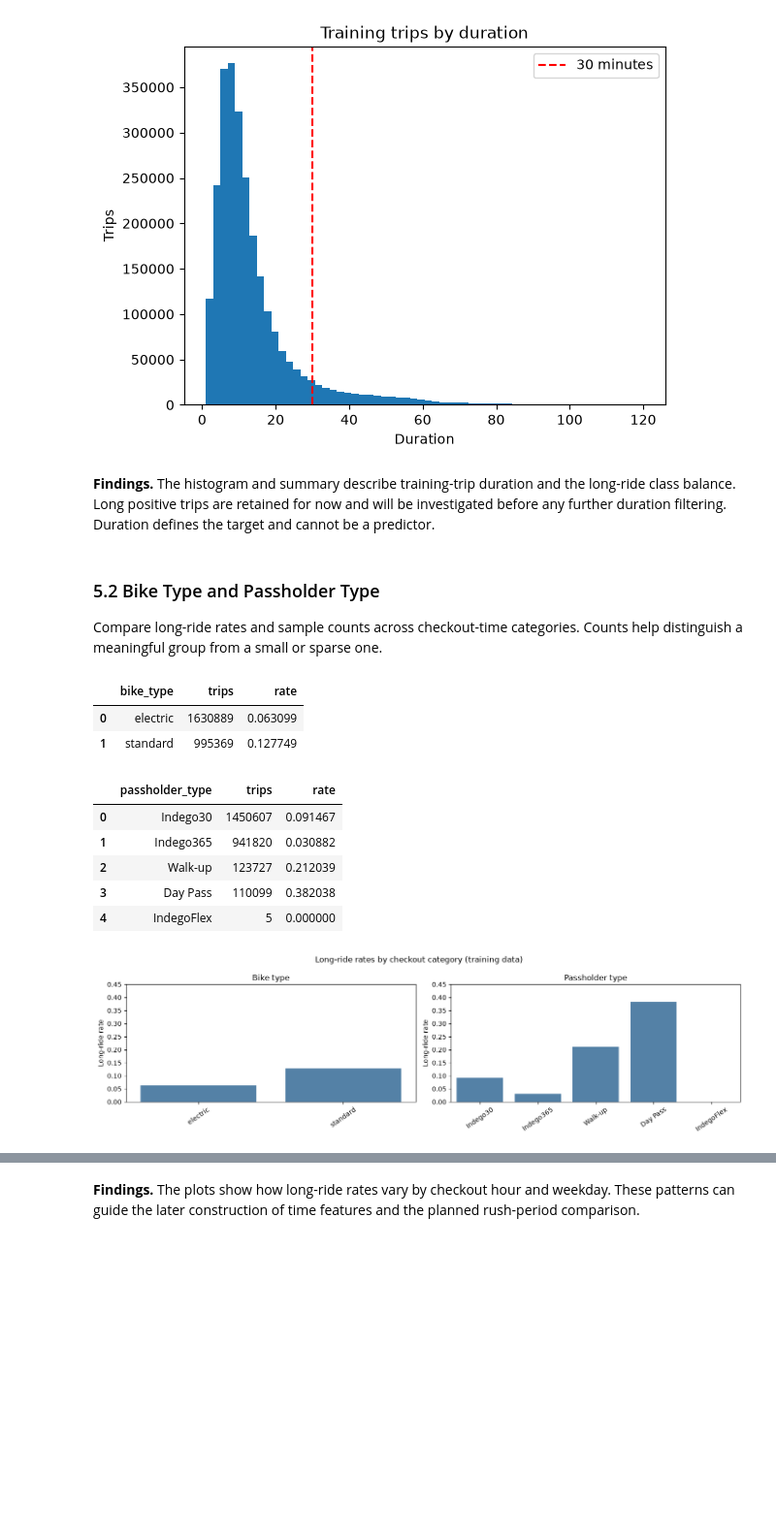
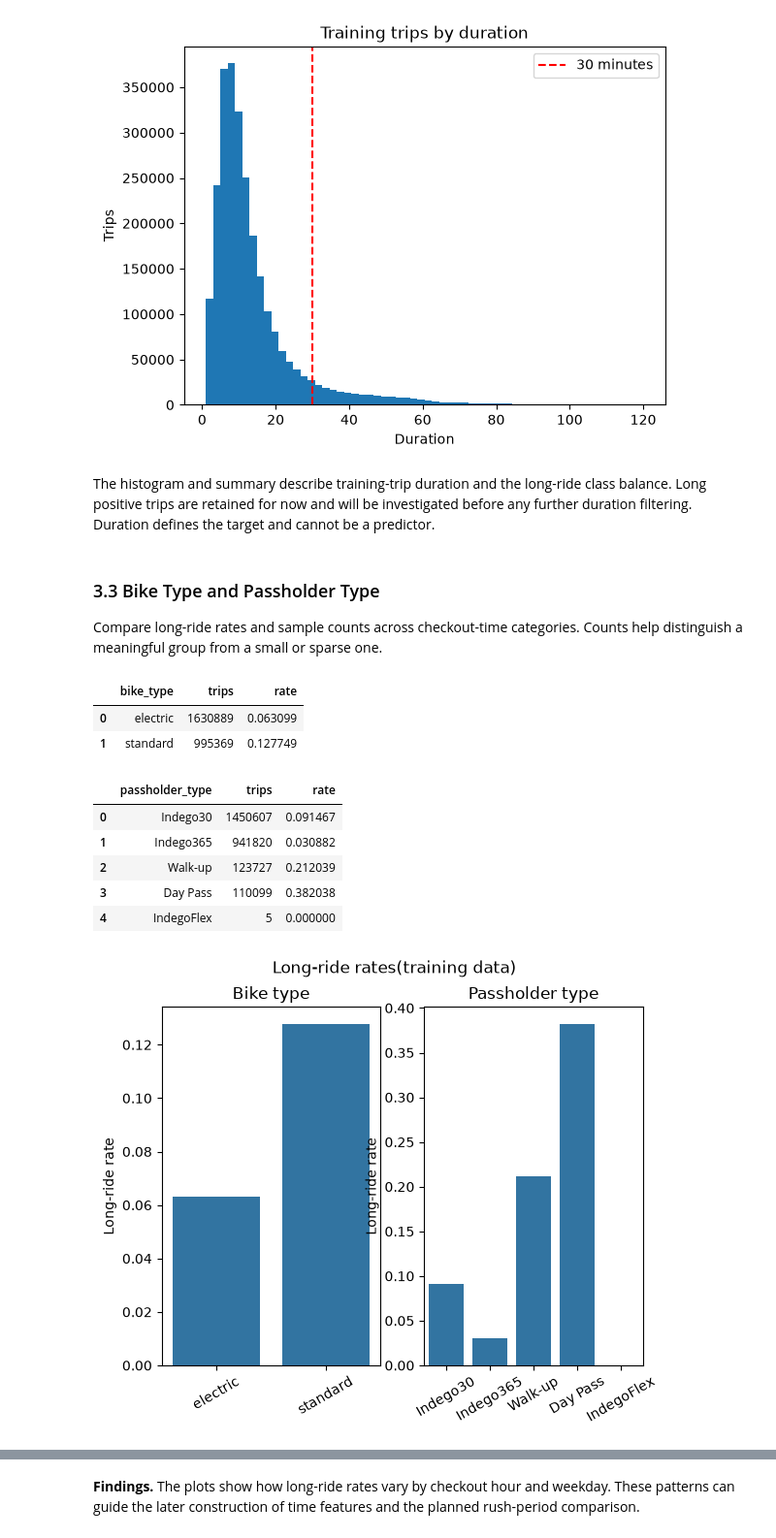
Before and after one commit to GeraintG/CIS_5450_Indigo_Data, a Jupyter notebook: indego_trips_analysis.ipynb, the cells around one changed output, grey strips where cells are left out. Shown at 97% size. Drawn from its saved outputs; the diff is of its cells as text; code cells hidden in the pictures; blank space fills up the shorter version.

```diff
--- a/indego_trips_analysis.ipynb
+++ b/indego_trips_analysis.ipynb
@@ -204,10 +189,9 @@ shape: (11, 2)
 
 Drop rows with missing values in retained columns, remove nonpositive durations, and keep one row per trip ID. Compare the dataset shape before and after cleaning.
 # %%
-clean_data = (
-    typed_data.drop_nulls()
-    .filter(pl.col("duration") > 0)
-    .unique(subset="trip_id", keep="first", maintain_order=True)
+clean_data = (typed_data.drop_nulls()
+    # .filter(pl.col("duration") > 0)
+    # .unique(subset="trip_id", keep="first", maintain_order=True)
 )
 
 print(f"Before & After cleaning: {typed_data.height:,} & {clean_data.height:,}")
@@ -317,31 +303,31 @@ plt.show()
 # %% [output]
 [figure]
 # %% [markdown]
-**Findings.** The histogram and summary describe training-trip duration and the long-ride class balance. Long positive trips are retained for now and will be investigated before any further duration filtering. Duration defines the target and cannot be a predictor.
+The histogram and summary describe training-trip duration and the long-ride class balance. Long positive trips are retained for now and will be investigated before any further duration filtering. Duration defines the target and cannot be a predictor.
 # %% [markdown]
-### 5.2 Bike Type and Passholder Type
+### 3.3 Bike Type and Passholder Type
 
 Compare long-ride rates and sample counts across checkout-time categories. Counts help distinguish a meaningful group from a small or sparse one.
 # %%
-fig, axes = plt.subplots(1, 2, figsize=(14, 4))
+fig, axes = plt.subplots(1, 2)
 for ax, col, title in zip(axes, ["bike_type", "passholder_type"], ["Bike type", "Passholder type"]):
     rates = (train_data.group_by(col).agg(pl.len().alias("trips"), pl.col("long_ride").mean().alias("rate"))
              .sort("trips", descending=True).to_pandas())
-    sns.barplot(data=rates, x=col, y="rate", color="blue", ax=ax)
+    sns.barplot(data=rates, x=col, y="rate", ax=ax)
     ax.set(title=title, xlabel="", ylabel="Long-ride rate")
     ax.tick_params(axis="x", rotation=30)
     display(rates[[col, "trips", "rate"]])
 fig.suptitle("Long-ride rates(training data)")
 plt.show()
 # %% [output]
 |  | bike_type | trips | rate |
 | 0 | electric | 1630889 | 0.063099 |
 | 1 | standard | 995369 | 0.127749 |
 |  | passholder_type | trips | rate |
 | 0 | Indego30 | 1450607 | 0.091467 |
 | 1 | Indego365 | 941820 | 0.030882 |
 | 2 | Walk-up | 123727 | 0.212039 |
 | 3 | Day Pass | 110099 | 0.382038 |
 | 4 | IndegoFlex | 5 | 0.000000 |
-[figure, old version]
+[figure, new version]
 # %% [markdown]
```
Also changed, not shown: parts of 79 cells of this notebook.
